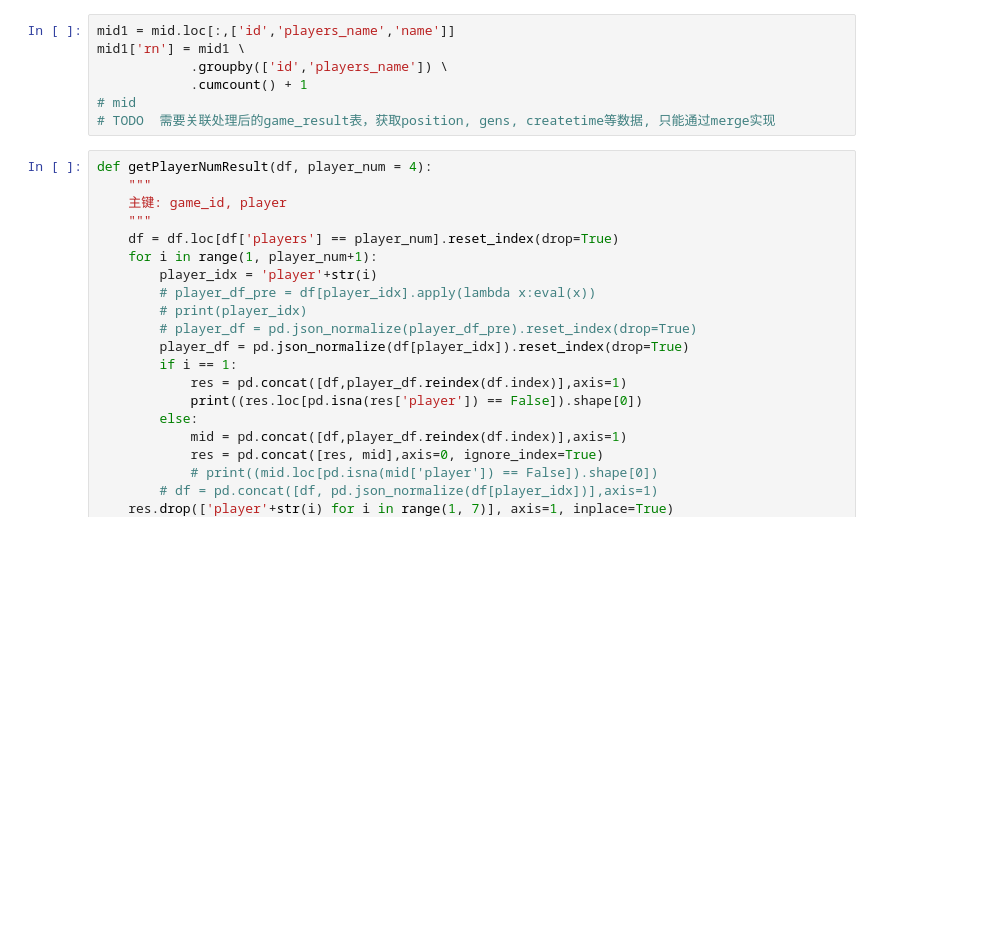
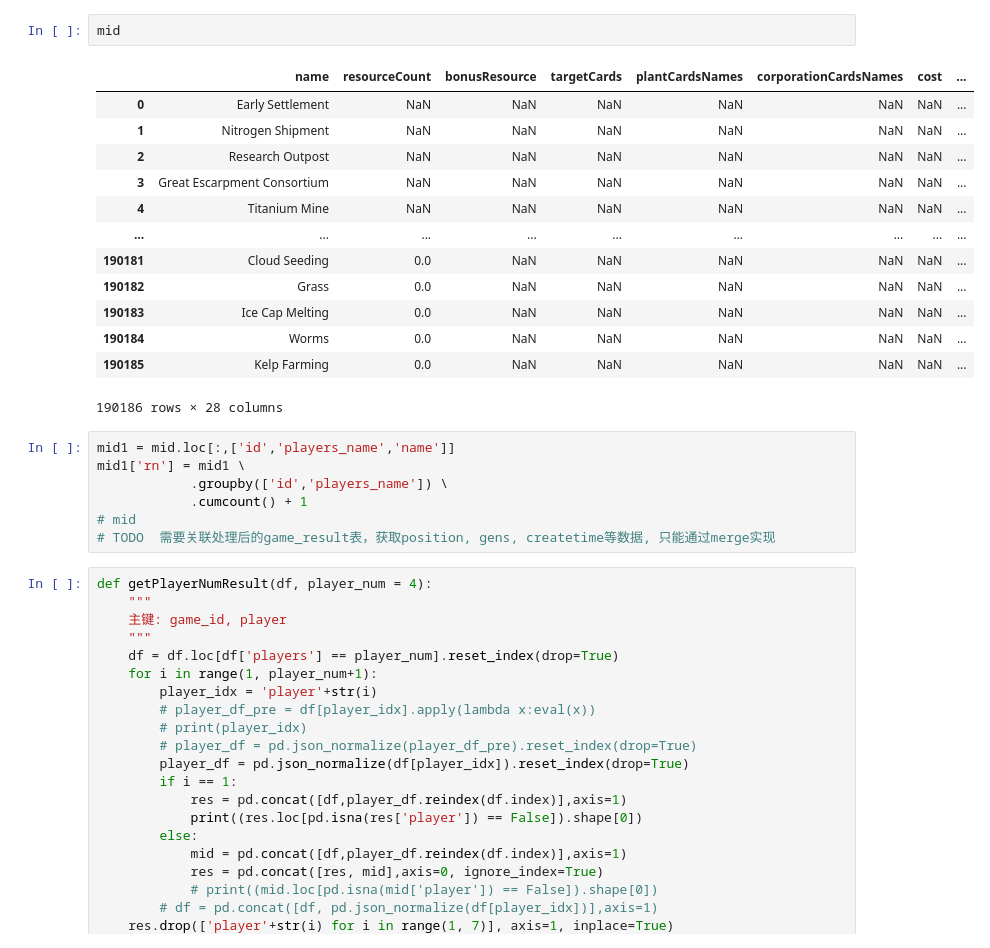
Before and after one commit to Ender-Wiggin2019/tfm-summary, a Jupyter notebook: sqlite.ipynb, the cells around one changed output. Saved outputs shown, nothing was run; the diff lists cells and outputs as text; blank space fills up the shorter version.

```diff
--- a/sqlite.ipynb
+++ b/sqlite.ipynb
@@ -69,3 +143,19 @@ mid = pd.json_normalize(df2['game'],record_path=['players', 'playedCards'], meta
+# %%
+mid
+# %% [output]
+|  | name | resourceCount | bonusResource | targetCards | plantCardsNames | corporationCardsNames | cost | ... |
+| 0 | Early Settlement | NaN | NaN | NaN | NaN | NaN | NaN | ... |
+| 1 | Nitrogen Shipment | NaN | NaN | NaN | NaN | NaN | NaN | ... |
+| 2 | Research Outpost | NaN | NaN | NaN | NaN | NaN | NaN | ... |
+| 3 | Great Escarpment Consortium | NaN | NaN | NaN | NaN | NaN | NaN | ... |
+| 4 | Titanium Mine | NaN | NaN | NaN | NaN | NaN | NaN | ... |
+| ... | ... | ... | ... | ... | ... | ... | ... | ... |
+| 190181 | Cloud Seeding | 0.0 | NaN | NaN | NaN | NaN | NaN | ... |
+| 190182 | Grass | 0.0 | NaN | NaN | NaN | NaN | NaN | ... |
+| 190183 | Ice Cap Melting | 0.0 | NaN | NaN | NaN | NaN | NaN | ... |
+| 190184 | Worms | 0.0 | NaN | NaN | NaN | NaN | NaN | ... |
+| 190185 | Kelp Farming | 0.0 | NaN | NaN | NaN | NaN | NaN | ... |
+190186 rows × 28 columns
 # %%
 mid1 = mid.loc[:,['id','players_name','name']]
 mid1['rn'] = mid1 \
```
Also changed, not shown: parts of 21 cells of this notebook, 6 other files.
